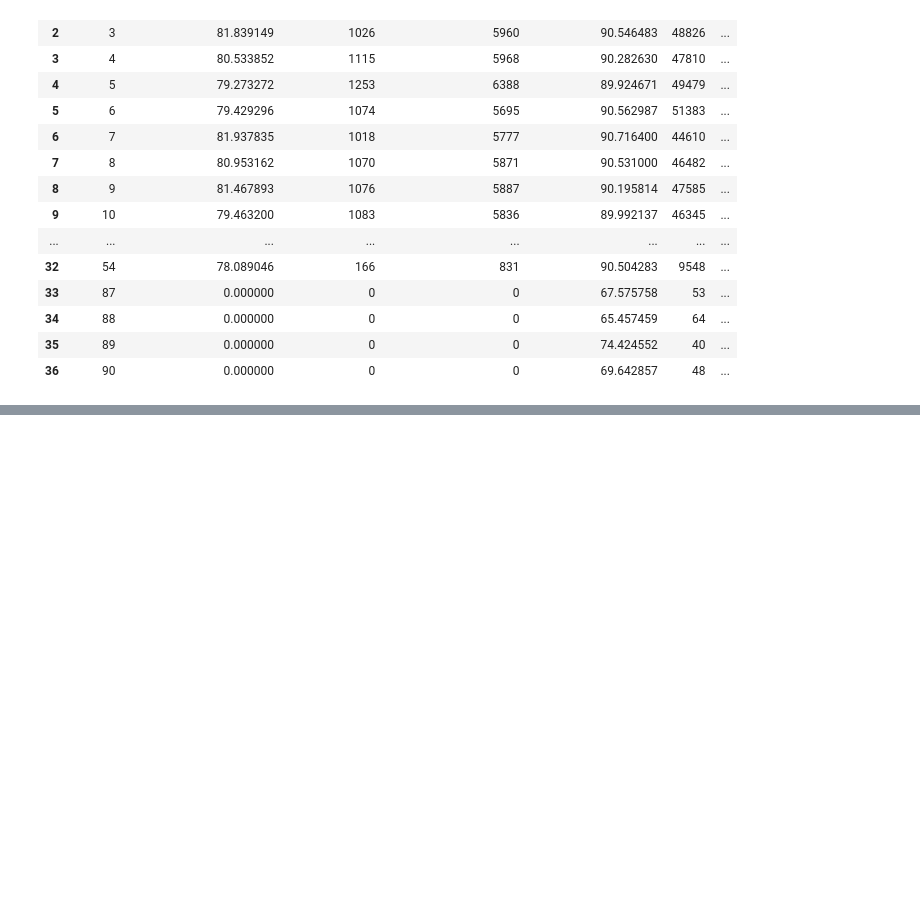
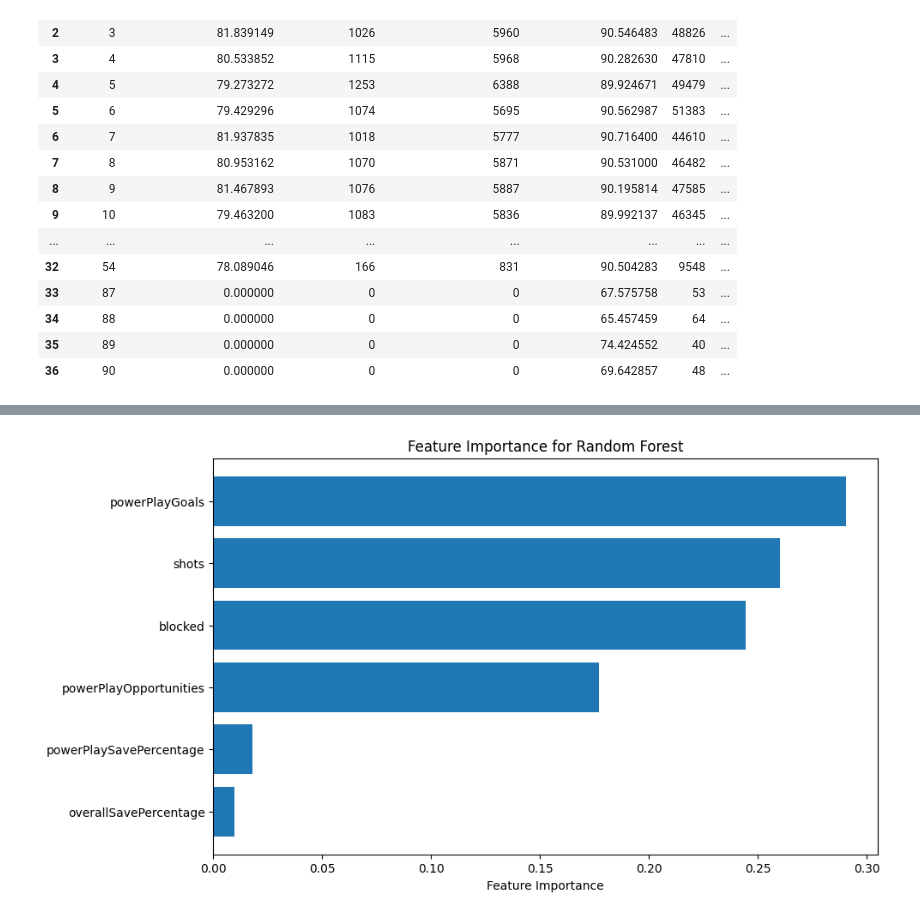
Before and after one commit to colincranwell/itcs-3162-group-8-project, a Jupyter notebook: Group8_Final.ipynb, the cells around one changed output, grey strips where cells are left out. Cells and saved outputs as stored; diff of their text form; code cells hidden in the pictures; blank space fills up the shorter version.

```diff
--- a/Group8_Final.ipynb
+++ b/Group8_Final.ipynb
@@ -725,0 +809,15 @@ plt.show()
+# %%
+# Get feature importances
+importances_rf = rf_model.feature_importances_
+
+# Sort features by importance
+sorted_indices_rf = importances_rf.argsort()
+
+# Visualize feature importance
+plt.figure(figsize=(10, 6))
+plt.barh(X.columns[sorted_indices_rf], importances_rf[sorted_indices_rf])
+plt.xlabel('Feature Importance')
+plt.title('Feature Importance for Random Forest')
+plt.show()
+# %% [output]
+[figure, added]
```
Also changed, not shown: parts of 8 cells of this notebook.
